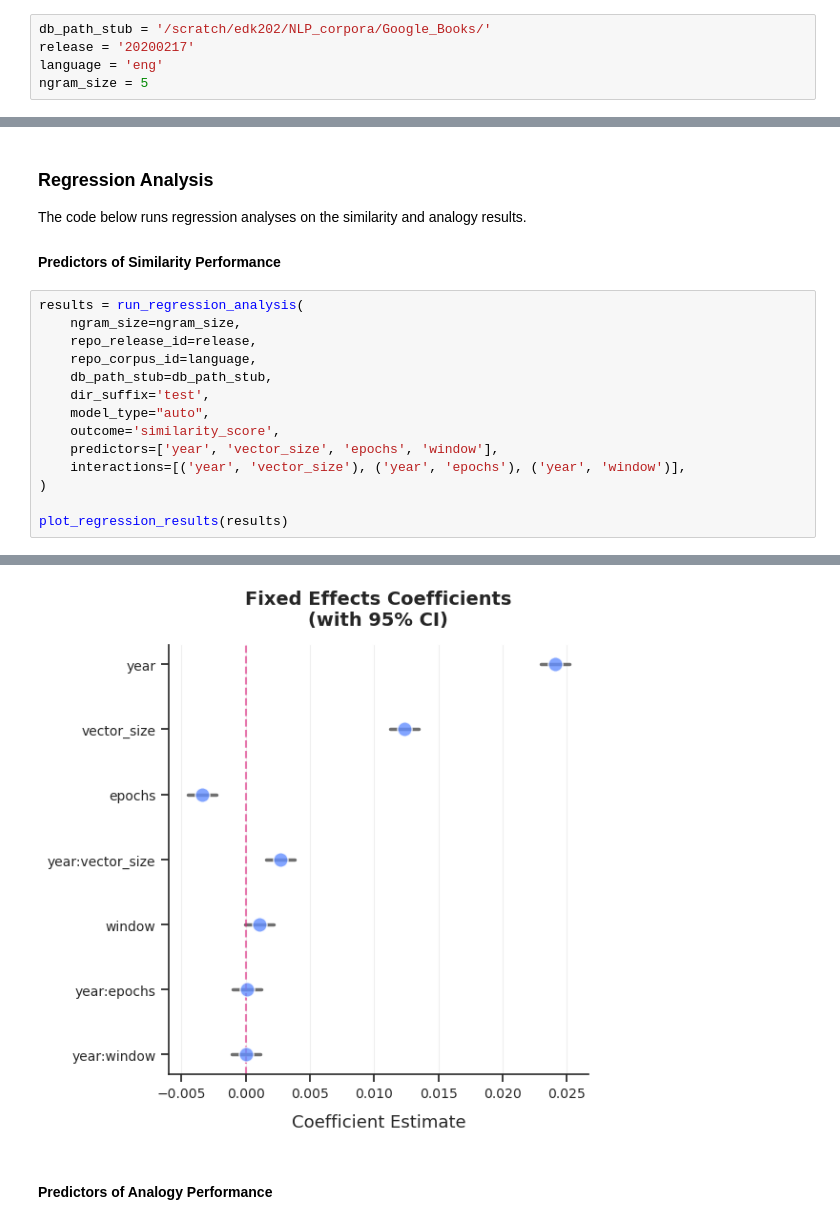
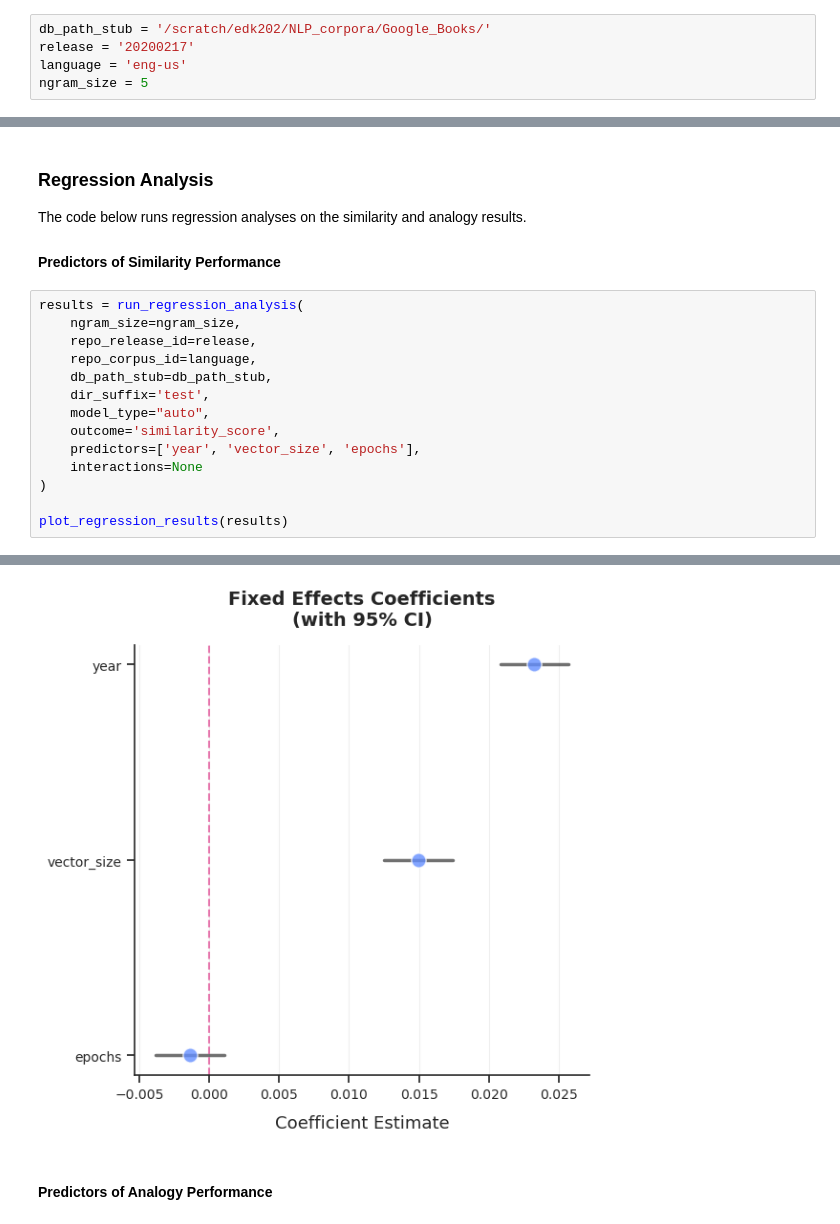
Before and after one commit to eric-d-knowles/lexichron, a Jupyter notebook: notebooks/ngram_training_workflow.ipynb, the cells around one changed output, grey strips where cells are left out. Cells and saved outputs as stored; diff of their text form.

```diff
--- a/notebooks/ngram_training_workflow.ipynb
+++ b/notebooks/ngram_training_workflow.ipynb
@@ -25,7 +25,7 @@ Here we set basic parameters: the corpus path stub, corpus release, language, an
 # %%
 db_path_stub = '/scratch/edk202/NLP_corpora/Google_Books/'
 release = '20200217'
-language = 'eng'
+language = 'eng-us'
 ngram_size = 5
 # %% [markdown]
 ## **Test Model Hyperparameters**
@@ -176,8 +168,8 @@ results = run_regression_analysis(
     dir_suffix='test',
     model_type="auto",
     outcome='similarity_score',
-    predictors=['year', 'vector_size', 'epochs', 'window'],
-    interactions=[('year', 'vector_size'), ('year', 'epochs'), ('year', 'window')],
+    predictors=['year', 'vector_size', 'epochs'],
+    interactions=None
 )
 
 plot_regression_results(results)
@@ -198,8 +190,8 @@ Model converged successfully!
 
 Notes:
 [1] Standard Errors assume that the covariance matrix of the errors is correctly specified.
 ================================================================================
-[figure, old version]
+[figure, new version]
 # %% [markdown]
 #### Predictors of Analogy Performance
 # %%
```
Also changed, not shown: parts of 6 cells of this notebook, 2 other files.
